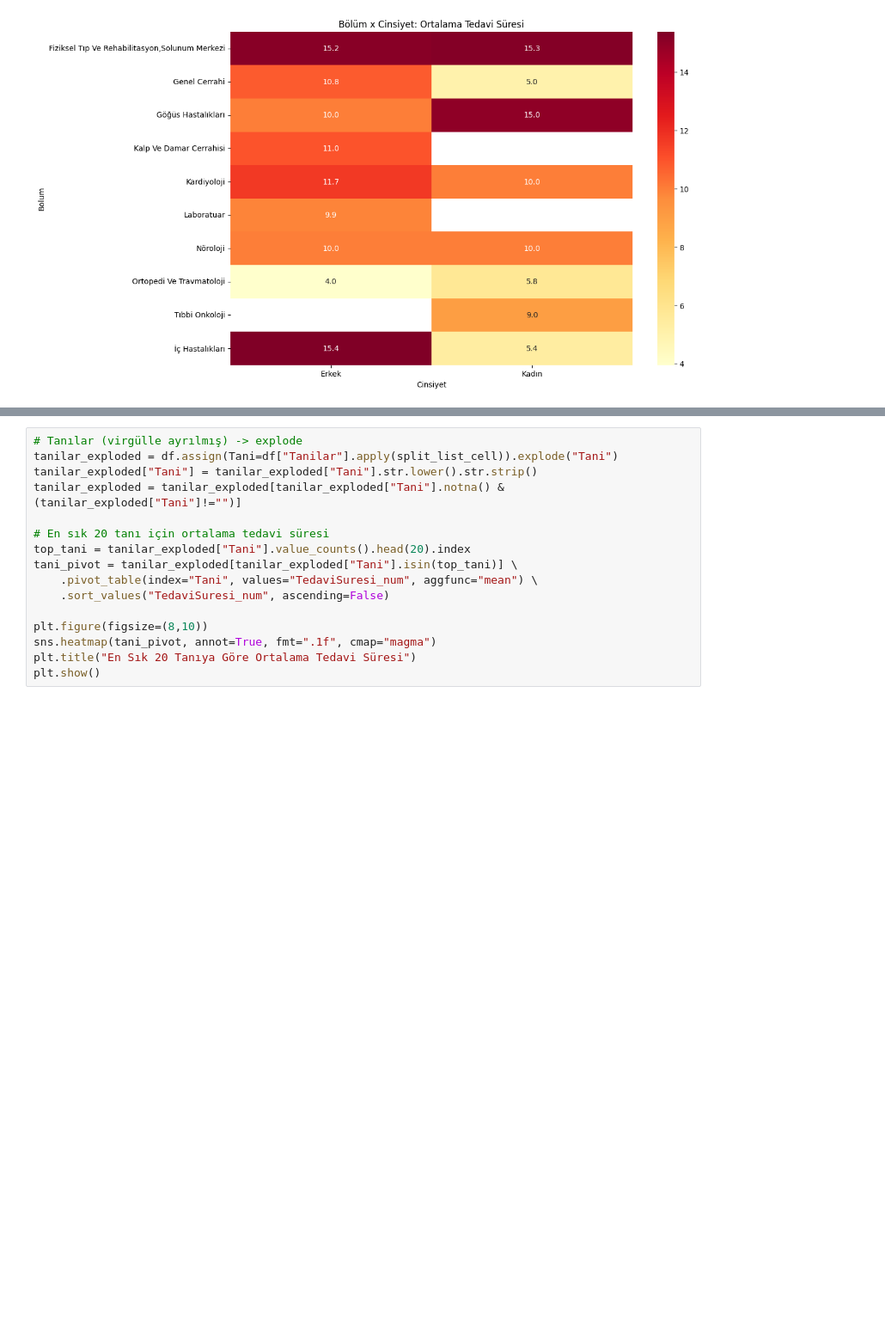
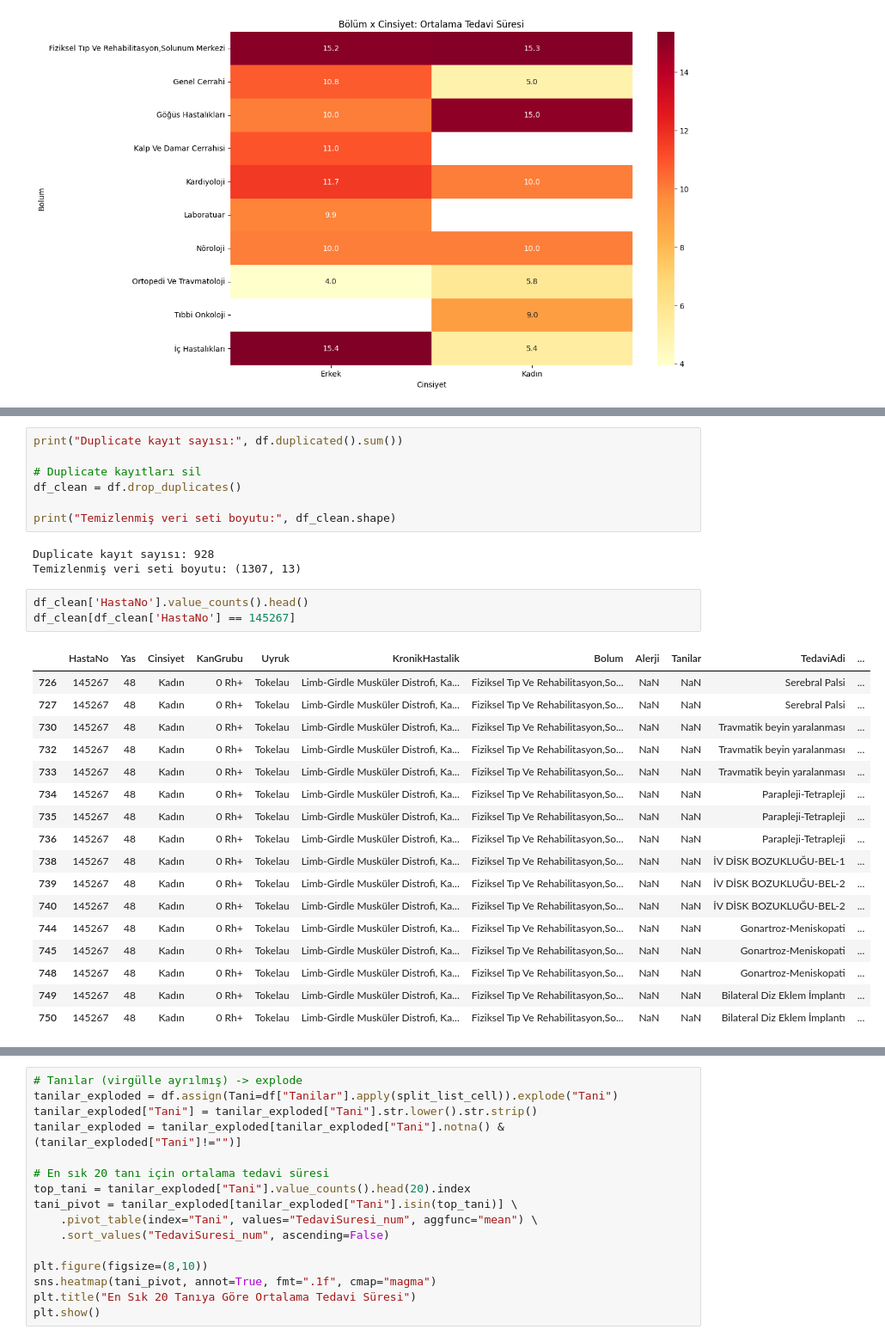
Before and after one commit to busraayukselll/Pusula_Busra_Yuksel, a Jupyter notebook: Pusula_Intern_DataScience.ipynb, the cells around one changed output, grey strips where cells are left out. Shown at 86% size. Saved outputs shown, nothing was run; the diff lists cells and outputs as text; blank space fills up the shorter version.

```diff
--- a/Pusula_Intern_DataScience.ipynb
+++ b/Pusula_Intern_DataScience.ipynb
@@ -161,0 +196,31 @@ plt.show()
+# %%
+print("Duplicate kayıt sayısı:", df.duplicated().sum())
+
+# Duplicate kayıtları sil
+df_clean = df.drop_duplicates()
+
+print("Temizlenmiş veri seti boyutu:", df_clean.shape)
+# %% [output]
+Duplicate kayıt sayısı: 928
+Temizlenmiş veri seti boyutu: (1307, 13)
+# %%
+df_clean['HastaNo'].value_counts().head()
+df_clean[df_clean['HastaNo'] == 145267]
+# %% [output]
+|  | HastaNo | Yas | Cinsiyet | KanGrubu | Uyruk | KronikHastalik | Bolum | Alerji | Tanilar | TedaviAdi | ... |
+| 726 | 145267 | 48 | Kadın | 0 Rh+ | Tokelau | Limb-Girdle Musküler Distrofi, Ka... | Fiziksel Tıp Ve Rehabilitasyon,So... | NaN | NaN | Serebral Palsi | ... |
+| 727 | 145267 | 48 | Kadın | 0 Rh+ | Tokelau | Limb-Girdle Musküler Distrofi, Ka... | Fiziksel Tıp Ve Rehabilitasyon,So... | NaN | NaN | Serebral Palsi | ... |
+| 730 | 145267 | 48 | Kadın | 0 Rh+ | Tokelau | Limb-Girdle Musküler Distrofi, Ka... | Fiziksel Tıp Ve Rehabilitasyon,So... | NaN | NaN | Travmatik beyin yaralanması | ... |
+| 732 | 145267 | 48 | Kadın | 0 Rh+ | Tokelau | Limb-Girdle Musküler Distrofi, Ka... | Fiziksel Tıp Ve Rehabilitasyon,So... | NaN | NaN | Travmatik beyin yaralanması | ... |
+| 733 | 145267 | 48 | Kadın | 0 Rh+ | Tokelau | Limb-Girdle Musküler Distrofi, Ka... | Fiziksel Tıp Ve Rehabilitasyon,So... | NaN | NaN | Travmatik beyin yaralanması | ... |
+| 734 | 145267 | 48 | Kadın | 0 Rh+ | Tokelau | Limb-Girdle Musküler Distrofi, Ka... | Fiziksel Tıp Ve Rehabilitasyon,So... | NaN | NaN | Parapleji-Tetrapleji | ... |
+| 735 | 145267 | 48 | Kadın | 0 Rh+ | Tokelau | Limb-Girdle Musküler Distrofi, Ka... | Fiziksel Tıp Ve Rehabilitasyon,So... | NaN | NaN | Parapleji-Tetrapleji | ... |
+| 736 | 145267 | 48 | Kadın | 0 Rh+ | Tokelau | Limb-Girdle Musküler Distrofi, Ka... | Fiziksel Tıp Ve Rehabilitasyon,So... | NaN | NaN | Parapleji-Tetrapleji | ... |
+| 738 | 145267 | 48 | Kadın | 0 Rh+ | Tokelau | Limb-Girdle Musküler Distrofi, Ka... | Fiziksel Tıp Ve Rehabilitasyon,So... | NaN | NaN | İV DİSK BOZUKLUĞU-BEL-1 | ... |
+| 739 | 145267 | 48 | Kadın | 0 Rh+ | Tokelau | Limb-Girdle Musküler Distrofi, Ka... | Fiziksel Tıp Ve Rehabilitasyon,So... | NaN | NaN | İV DİSK BOZUKLUĞU-BEL-2 | ... |
+| 740 | 145267 | 48 | Kadın | 0 Rh+ | Tokelau | Limb-Girdle Musküler Distrofi, Ka... | Fiziksel Tıp Ve Rehabilitasyon,So... | NaN | NaN | İV DİSK BOZUKLUĞU-BEL-2 | ... |
+| 744 | 145267 | 48 | Kadın | 0 Rh+ | Tokelau | Limb-Girdle Musküler Distrofi, Ka... | Fiziksel Tıp Ve Rehabilitasyon,So... | NaN | NaN | Gonartroz-Meniskopati | ... |
+| 745 | 145267 | 48 | Kadın | 0 Rh+ | Tokelau | Limb-Girdle Musküler Distrofi, Ka... | Fiziksel Tıp Ve Rehabilitasyon,So... | NaN | NaN | Gonartroz-Meniskopati | ... |
+| 748 | 145267 | 48 | Kadın | 0 Rh+ | Tokelau | Limb-Girdle Musküler Distrofi, Ka... | Fiziksel Tıp Ve Rehabilitasyon,So... | NaN | NaN | Gonartroz-Meniskopati | ... |
+| 749 | 145267 | 48 | Kadın | 0 Rh+ | Tokelau | Limb-Girdle Musküler Distrofi, Ka... | Fiziksel Tıp Ve Rehabilitasyon,So... | NaN | NaN | Bilateral Diz Eklem İmplantı | ... |
+| 750 | 145267 | 48 | Kadın | 0 Rh+ | Tokelau | Limb-Girdle Musküler Distrofi, Ka... | Fiziksel Tıp Ve Rehabilitasyon,So... | NaN | NaN | Bilateral Diz Eklem İmplantı | ... |
```
Also changed, not shown: parts of 6 cells of this notebook.
